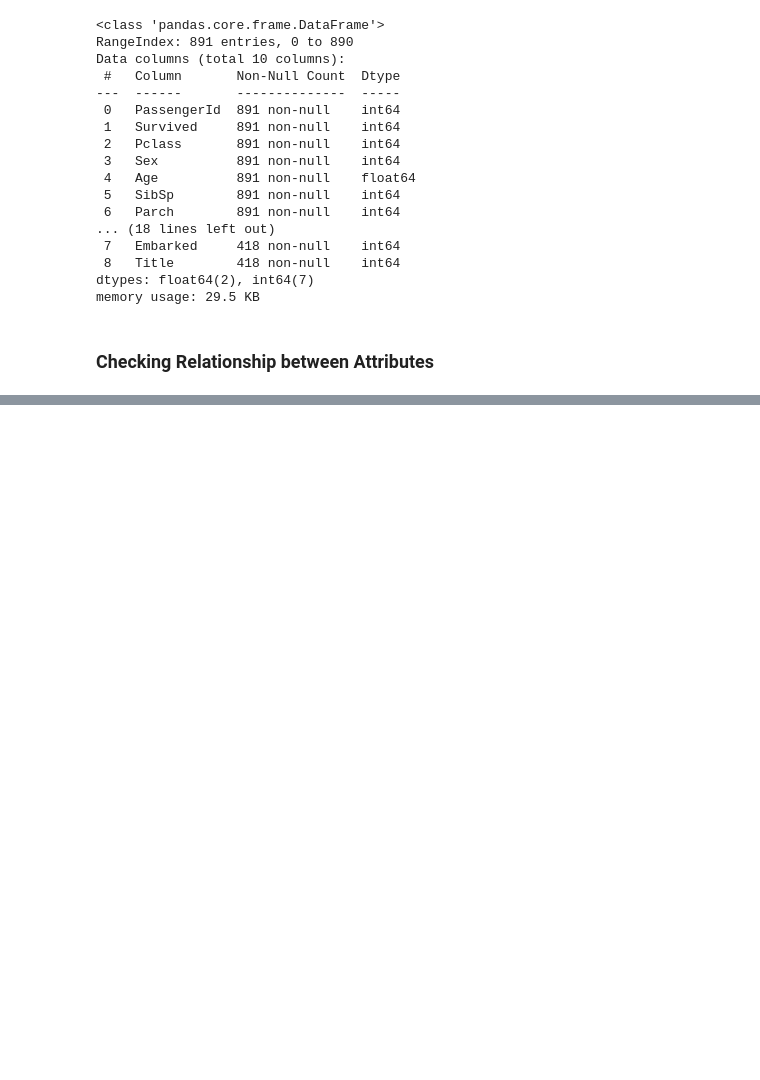
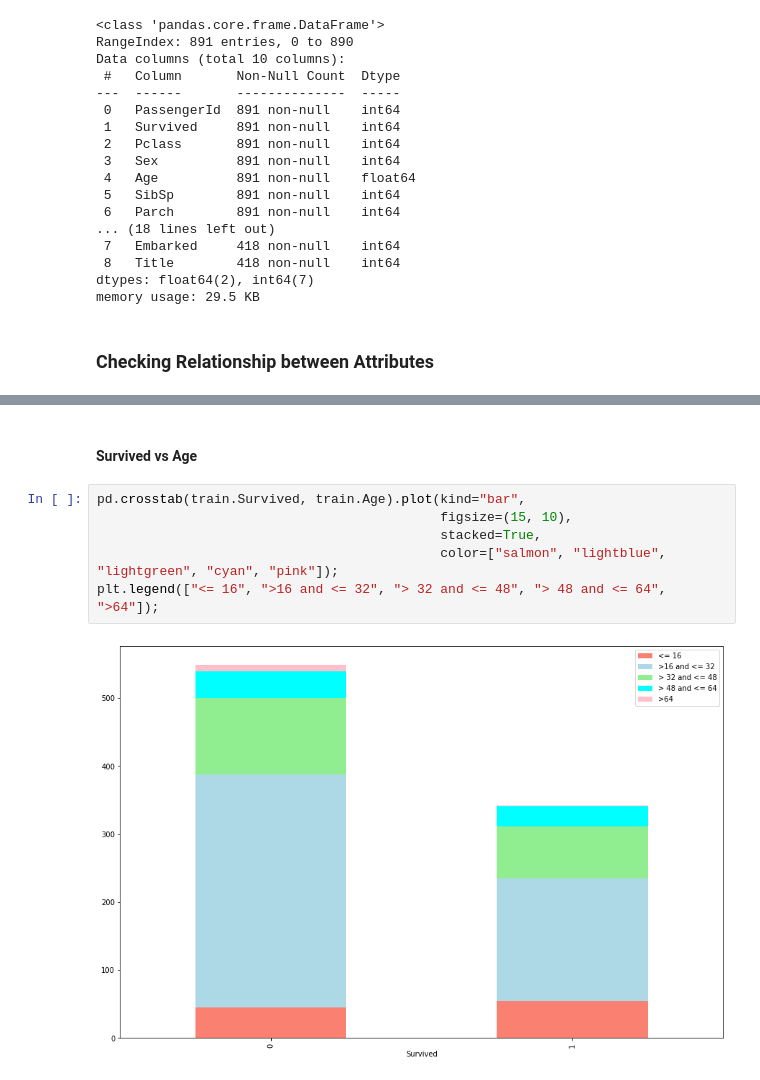
Before and after one commit to Charles2005/Titanic-Competition-Notebook, a Jupyter notebook: Files/Titanic-Notebook.ipynb, the cells around one changed output, grey strips where cells are left out. Cells and saved outputs as stored; diff of their text form; blank space fills up the shorter version.

```diff
--- a/Files/Titanic-Notebook.ipynb
+++ b/Files/Titanic-Notebook.ipynb
@@ -431,0 +454,10 @@ memory usage: 29.5 KB
+# %% [markdown]
+#### Survived vs Age
+# %%
+pd.crosstab(train.Survived, train.Age).plot(kind="bar",
+                                            figsize=(15, 10),
+                                            stacked=True,
+                                            color=["salmon", "lightblue", "lightgreen", "cyan", "pink"]);
+plt.legend(["<= 16", ">16 and <= 32", "> 32 and <= 48", "> 48 and <= 64", ">64"]);
+# %% [output]
+[figure, added]
```
Also changed, not shown: parts of 9 cells of this notebook.
